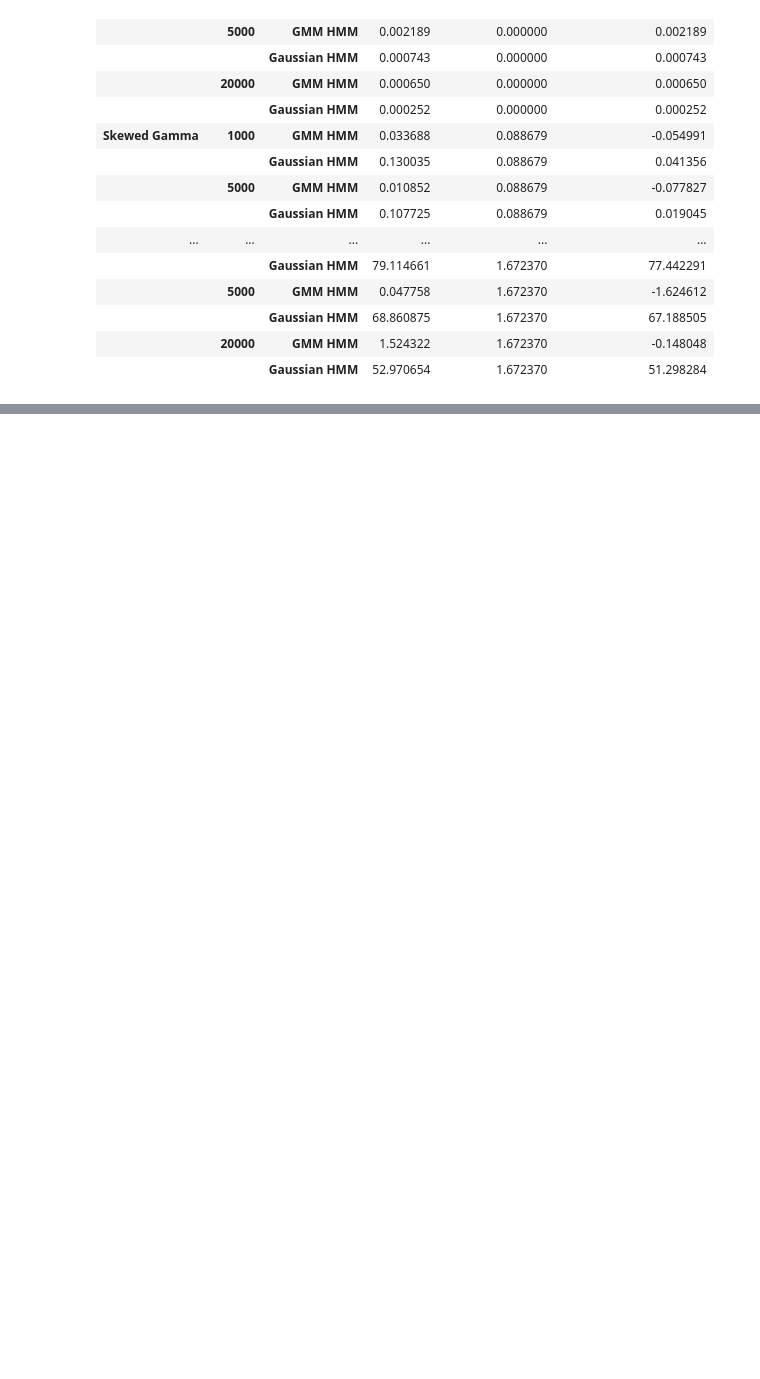
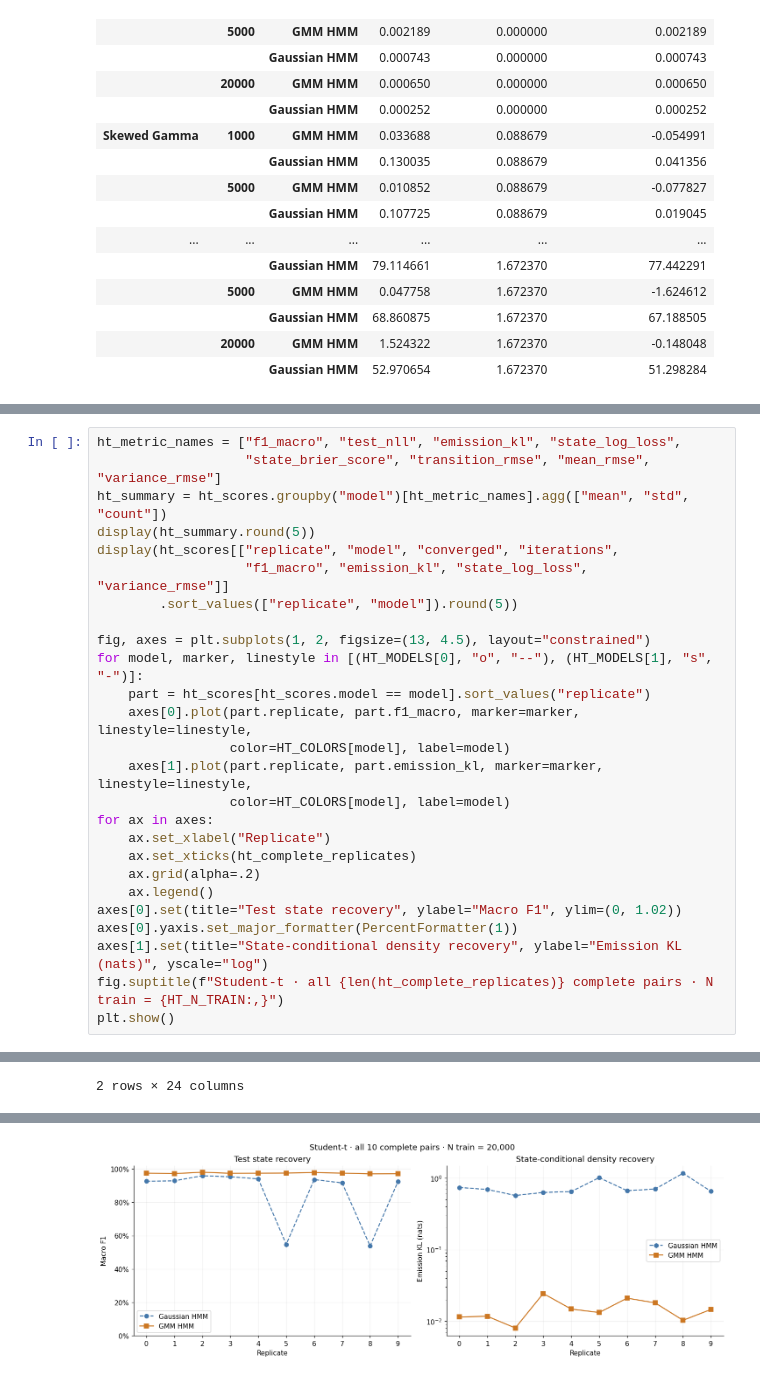
Before and after one commit to leoyxngg/FlexibleEmissionHMM, a Jupyter notebook: notebooks/gmm_synthetic_experiments.ipynb, the cells around one changed output, grey strips where cells are left out. Drawn from its saved outputs; the diff is of its cells as text; blank space fills up the shorter version.

```diff
--- a/notebooks/gmm_synthetic_experiments.ipynb
+++ b/notebooks/gmm_synthetic_experiments.ipynb
@@ -603,0 +711,27 @@ display(comparison_kl.round(6))
+# %%
+ht_metric_names = ["f1_macro", "test_nll", "emission_kl", "state_log_loss",
+                   "state_brier_score", "transition_rmse", "mean_rmse", "variance_rmse"]
+ht_summary = ht_scores.groupby("model")[ht_metric_names].agg(["mean", "std", "count"])
+display(ht_summary.round(5))
+display(ht_scores[["replicate", "model", "converged", "iterations",
+                   "f1_macro", "emission_kl", "state_log_loss", "variance_rmse"]]
+        .sort_values(["replicate", "model"]).round(5))
+
+fig, axes = plt.subplots(1, 2, figsize=(13, 4.5), layout="constrained")
+for model, marker, linestyle in [(HT_MODELS[0], "o", "--"), (HT_MODELS[1], "s", "-")]:
+    part = ht_scores[ht_scores.model == model].sort_values("replicate")
+    axes[0].plot(part.replicate, part.f1_macro, marker=marker, linestyle=linestyle,
+                 color=HT_COLORS[model], label=model)
+    axes[1].plot(part.replicate, part.emission_kl, marker=marker, linestyle=linestyle,
+                 color=HT_COLORS[model], label=model)
+for ax in axes:
+    ax.set_xlabel("Replicate")
+    ax.set_xticks(ht_complete_replicates)
+    ax.grid(alpha=.2)
+    ax.legend()
+axes[0].set(title="Test state recovery", ylabel="Macro F1", ylim=(0, 1.02))
+axes[0].yaxis.set_major_formatter(PercentFormatter(1))
+axes[1].set(title="State-conditional density recovery", ylabel="Emission KL (nats)", yscale="log")
+fig.suptitle(f"Student-t · all {len(ht_complete_replicates)} complete pairs · N train = {HT_N_TRAIN:,}")
+plt.show()
+# %% [output]
@@ -603,0 +743 @@ display(comparison_kl.round(6))
+2 rows × 24 columns
@@ -603,0 +761 @@ display(comparison_kl.round(6))
+[figure, added]
```
Also changed, not shown: parts of 23 cells of this notebook, 1 other file.
